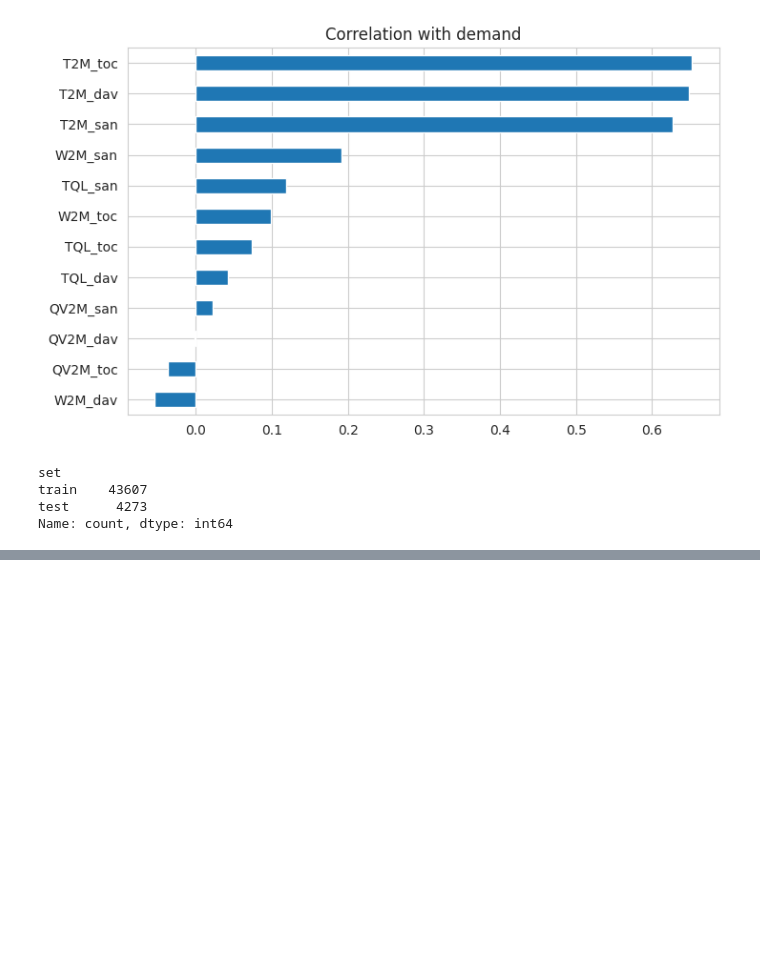
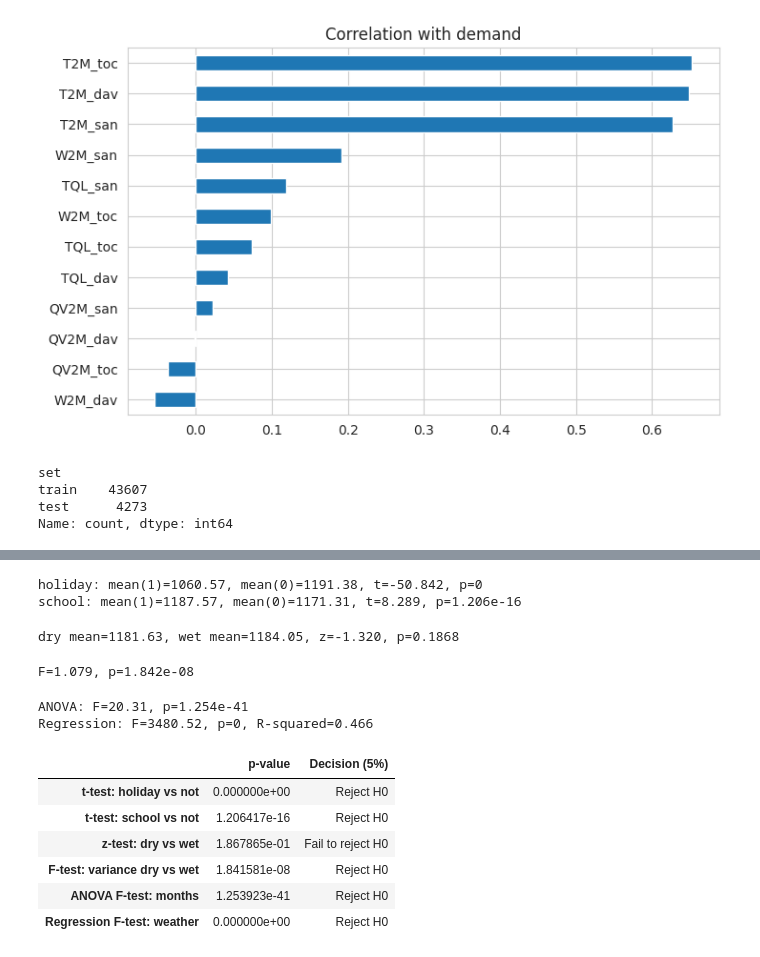
Before and after one commit to Handdyy11/Electricity_load_forecasting, a Jupyter notebook: Electricity_forcasting.ipynb, the cells around one changed output, grey strips where cells are left out. Saved outputs shown, nothing was run; the diff lists cells and outputs as text; code cells hidden in the pictures; blank space fills up the shorter version.

```diff
--- a/Electricity_forcasting.ipynb
+++ b/Electricity_forcasting.ipynb
@@ -213,0 +214,54 @@ NameError: name 'stats' is not defined
+# %%
+# Welch t-test (does not assume equal variances). H0: mean demand is the same in both groups
+p_vals = {}                                                        # collects p-values for the summary table
+for col in ["holiday", "school"]:
+    a, b = df.loc[df[col] == 1, TARGET], df.loc[df[col] == 0, TARGET]
+    t, p = stats.ttest_ind(a, b, equal_var=False)
+    p_vals[f"t-test: {col} vs not"] = p
+    print(f"{col}: mean(1)={a.mean():.2f}, mean(0)={b.mean():.2f}, t={t:.3f}, p={p:.4g}")
+# %% [output]
+holiday: mean(1)=1060.57, mean(0)=1191.38, t=-50.842, p=0
+school: mean(1)=1187.57, mean(0)=1171.31, t=8.289, p=1.206e-16
+# %%
+# Two-sample z-test (valid because n is very large): dry vs wet season
+dry = df.loc[df["season"] == "dry", TARGET]
+wet = df.loc[df["season"] == "wet", TARGET]
+z, p = ztest(dry, wet)
+p_vals["z-test: dry vs wet"] = p
+print(f"dry mean={dry.mean():.2f}, wet mean={wet.mean():.2f}, z={z:.3f}, p={p:.4g}")
+# %% [output]
+dry mean=1181.63, wet mean=1184.05, z=-1.320, p=0.1868
+# %%
+# F = variance(dry) / variance(wet); H0: variances are equal
+def f_test(x, y):
+    F = np.var(x, ddof=1) / np.var(y, ddof=1)
+    dfn, dfd = len(x) - 1, len(y) - 1
+    return F, 2 * min(stats.f.cdf(F, dfn, dfd), stats.f.sf(F, dfn, dfd))   # two-tailed p-value
+
+F, p = f_test(dry, wet)
+p_vals["F-test: variance dry vs wet"] = p
+print(f"F={F:.3f}, p={p:.4g}")
+# %% [output]
+F=1.079, p=1.842e-08
+# %%
+F_a, p_a = stats.f_oneway(*[g[TARGET] for _, g in df.groupby("month")])   # do monthly means differ?
+ols = sm.OLS(df[TARGET], sm.add_constant(df[weather_cols])).fit()         # do weather variables explain demand?
+p_vals["ANOVA F-test: months"] = p_a
+p_vals["Regression F-test: weather"] = ols.f_pvalue
+print(f"ANOVA: F={F_a:.2f}, p={p_a:.4g}")
+print(f"Regression: F={ols.fvalue:.2f}, p={ols.f_pvalue:.4g}, R-squared={ols.rsquared:.3f}")
+# %% [output]
+ANOVA: F=20.31, p=1.254e-41
+Regression: F=3480.52, p=0, R-squared=0.466
+# %%
+summary = pd.Series(p_vals, name="p-value").to_frame()
+summary["Decision (5%)"] = np.where(summary["p-value"] < 0.05, "Reject H0", "Fail to reject H0")
+summary
+# %% [output]
+|  | p-value | Decision (5%) |
+| t-test: holiday vs not | 0.000000e+00 | Reject H0 |
+| t-test: school vs not | 1.206417e-16 | Reject H0 |
+| z-test: dry vs wet | 1.867865e-01 | Fail to reject H0 |
+| F-test: variance dry vs wet | 1.841581e-08 | Reject H0 |
+| ANOVA F-test: months | 1.253923e-41 | Reject H0 |
+| Regression F-test: weather | 0.000000e+00 | Reject H0 |
```
Also changed, not shown: parts of 4 cells of this notebook.
